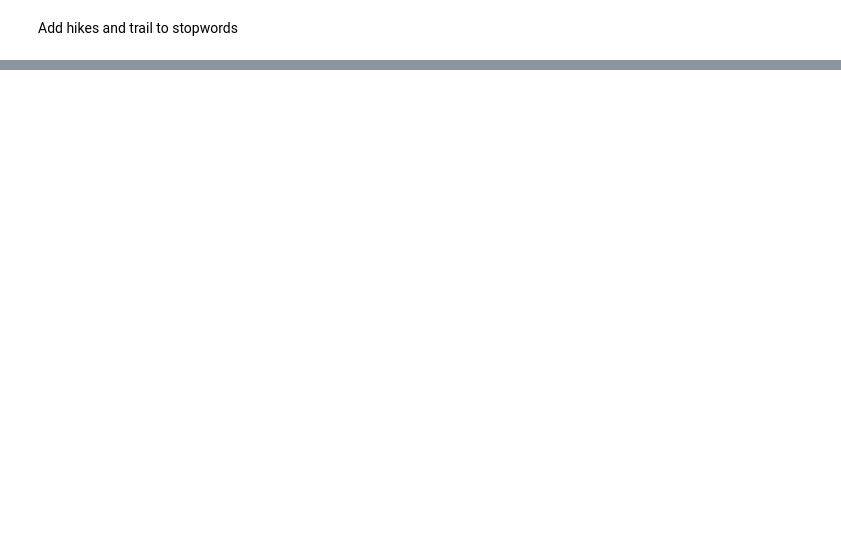
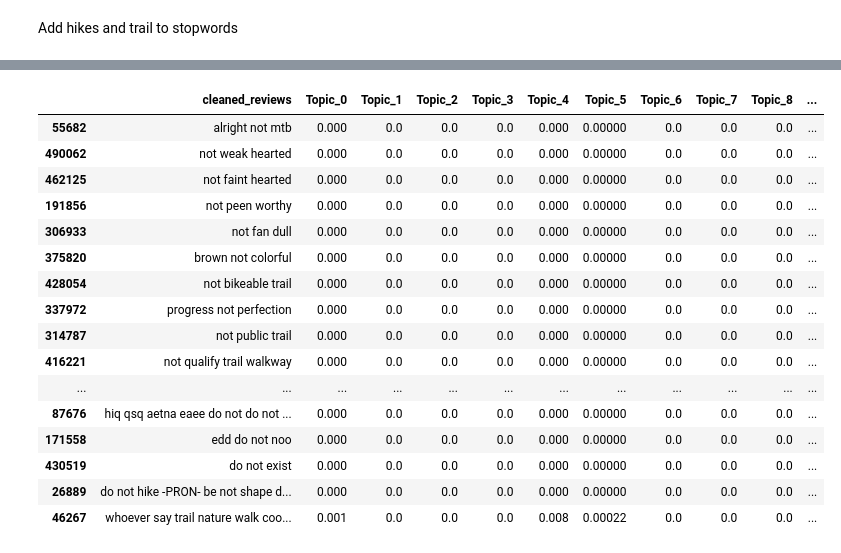
Before and after one commit to aauyeung19/Hiking-Trail-Recommendation-NLP, a Jupyter notebook: lib/topic_model_prototype.ipynb, the cells around one changed output, grey strips where cells are left out. Saved outputs shown, nothing was run; the diff lists cells and outputs as text; code cells hidden in the pictures; blank space fills up the shorter version.

```diff
--- a/lib/topic_model_prototype.ipynb
+++ b/lib/topic_model_prototype.ipynb
@@ -148,0 +203,21 @@ easy, walk, pretty, kid, fun, follow, short, dog, well, family
+# %%
+mask = nmf_topic_df['review_len']>2
+nmf_topic_df[mask].sort_values(by='Topic_9', ascending=False).head(20)
+# %% [output]
+|  | cleaned_reviews | Topic_0 | Topic_1 | Topic_2 | Topic_3 | Topic_4 | Topic_5 | Topic_6 | Topic_7 | Topic_8 | ... |
+| 55682 | alright not mtb | 0.000 | 0.0 | 0.0 | 0.0 | 0.000 | 0.00000 | 0.0 | 0.0 | 0.0 | ... |
+| 490062 | not weak hearted | 0.000 | 0.0 | 0.0 | 0.0 | 0.000 | 0.00000 | 0.0 | 0.0 | 0.0 | ... |
+| 462125 | not faint hearted | 0.000 | 0.0 | 0.0 | 0.0 | 0.000 | 0.00000 | 0.0 | 0.0 | 0.0 | ... |
+| 191856 | not peen worthy | 0.000 | 0.0 | 0.0 | 0.0 | 0.000 | 0.00000 | 0.0 | 0.0 | 0.0 | ... |
+| 306933 | not fan dull | 0.000 | 0.0 | 0.0 | 0.0 | 0.000 | 0.00000 | 0.0 | 0.0 | 0.0 | ... |
+| 375820 | brown not colorful | 0.000 | 0.0 | 0.0 | 0.0 | 0.000 | 0.00000 | 0.0 | 0.0 | 0.0 | ... |
+| 428054 | not bikeable trail | 0.000 | 0.0 | 0.0 | 0.0 | 0.000 | 0.00000 | 0.0 | 0.0 | 0.0 | ... |
+| 337972 | progress not perfection | 0.000 | 0.0 | 0.0 | 0.0 | 0.000 | 0.00000 | 0.0 | 0.0 | 0.0 | ... |
+| 314787 | not public trail | 0.000 | 0.0 | 0.0 | 0.0 | 0.000 | 0.00000 | 0.0 | 0.0 | 0.0 | ... |
+| 416221 | not qualify trail walkway | 0.000 | 0.0 | 0.0 | 0.0 | 0.000 | 0.00000 | 0.0 | 0.0 | 0.0 | ... |
+| ... | ... | ... | ... | ... | ... | ... | ... | ... | ... | ... | ... |
+| 87676 | hiq qsq aetna eaee do not do not ... | 0.000 | 0.0 | 0.0 | 0.0 | 0.000 | 0.00000 | 0.0 | 0.0 | 0.0 | ... |
+| 171558 | edd do not noo | 0.000 | 0.0 | 0.0 | 0.0 | 0.000 | 0.00000 | 0.0 | 0.0 | 0.0 | ... |
+| 430519 | do not exist | 0.000 | 0.0 | 0.0 | 0.0 | 0.000 | 0.00000 | 0.0 | 0.0 | 0.0 | ... |
+| 26889 | do not hike -PRON- be not shape d... | 0.000 | 0.0 | 0.0 | 0.0 | 0.000 | 0.00000 | 0.0 | 0.0 | 0.0 | ... |
+| 46267 | whoever say trail nature walk coo... | 0.001 | 0.0 | 0.0 | 0.0 | 0.008 | 0.00022 | 0.0 | 0.0 | 0.0 | ... |
```
Also changed, not shown: parts of 32 cells of this notebook.
